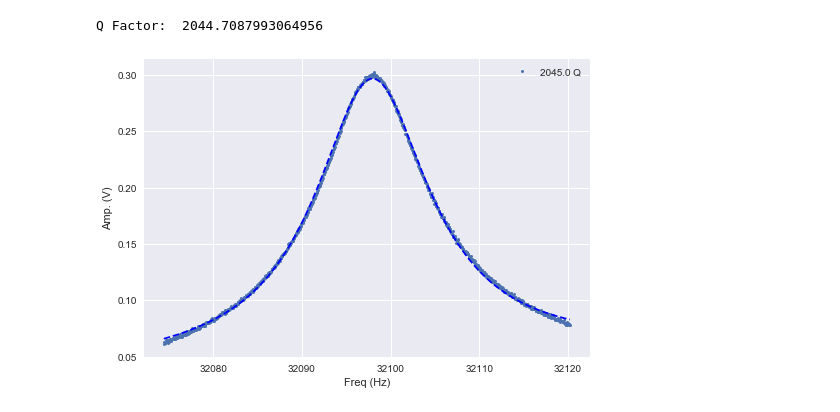
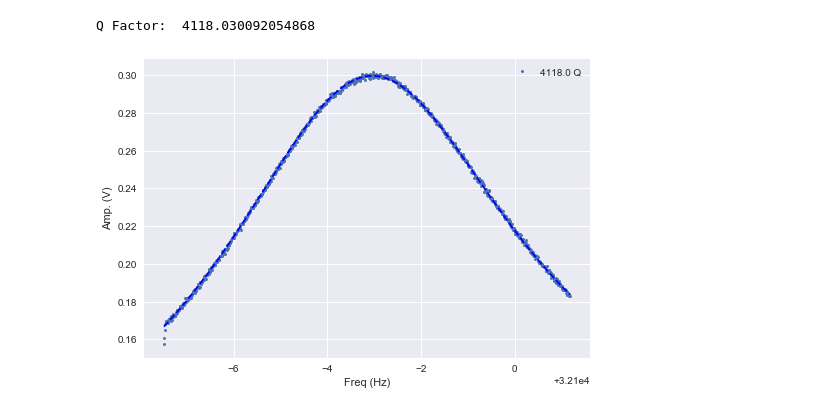
Before and after one commit to sriharijayaram5/qudi, a Jupyter notebook: notebooks/Measurement_Control/AFM tip resonance viewer - find QFactor and plot - new.ipynb, the cells around one changed output. Drawn from its saved outputs; the diff is of its cells as text; code cells hidden in the pictures.

```diff
--- a/notebooks/Measurement_Control/AFM tip resonance viewer - find QFactor and plot - new.ipynb
+++ b/notebooks/Measurement_Control/AFM tip resonance viewer - find QFactor and plot - new.ipynb
@@ -8,7 +8,7 @@ from lmfit import Model
 from lmfit.models import GaussianModel, ConstantModel
 import matplotlib.pyplot as plt
 from lmfit.models import LinearModel, LorentzianModel, PseudoVoigtModel, SkewedGaussianModel, VoigtModel, DonaichModel
-fname = f"C:\\Data\\2025\\03\\20250304\\AFM\\CA_042-HF_Ampl.csv"
+fname = f"C:\\Data\\2025\\03\\20250310\\AFM\\CA_047-HF_Ampl.csv"
 
 data = np.loadtxt(fname, skiprows=7, delimiter=";")
 # print(data)
@@ -53,32 +53,32 @@ for i in range(n):
     pars = offset.make_params(c=np.min(y))
     amp_guess = np.max(y)-np.min(y)
     center_guess = xval[np.argmax(yval)]
     pars += peak.guess(yval, x=xval)#, amplitude=amp_guess, center=center_guess)
 #     pars['amplitude'].set(value=amp_guess, vary=True, expr='')
     pars['center'].set(value=center_guess, vary=True, expr='')
 
     result = model.fit(yval, pars, x=xval)
 #     print(result.fit_report())
     qf = result.params['center']/result.params['fwhm']
     plt.plot(xval, yval, 'o', ms=3, label=f'{round(qf,0)} Q')
 
     plt.plot(xval, result.best_fit, 'b--')
     tip_name='A-T15-05'
     date=time.strftime(' %d/%m/%y')
     #plt.title('$A_{exc}$ = 913mV,800m - 3.12V,901m - 3.06V,904m - 3.06V,904m at 161deg QC Phase'+f'\n{tip_name} on {date}')
 #     plt.title('$A_{exc}$ = 197mV'+f'\n{tip_name} in cryostat 2K on {date}')
 #     plt.title('$A_{exc}$ = 32mV, -20dB, 180deg 946m QControl False'+f'\n{tip_name} in cryostat 2K on {date}')
     plt.xlabel('Freq (Hz)')
     plt.ylabel('Amp. (V)')
     plt.legend()
 
     print("Q Factor: ", qf)
 
     # add subplots for interactive plots
     pyqt_plot_obj.append(layout.addPlot(i,0))
     pyqt_plot_obj[i].addLegend()
     pyqt_plot_obj[i].plot(xval, yval, name=f'p{i}')
 # view.show() # uncomment for interactive plot
 # %% [output]
-Q Factor:  2044.7087993064956
+Q Factor:  4118.030092054868
-[figure, old version]
+[figure, new version]
```
Also changed, not shown: 4 other files.
